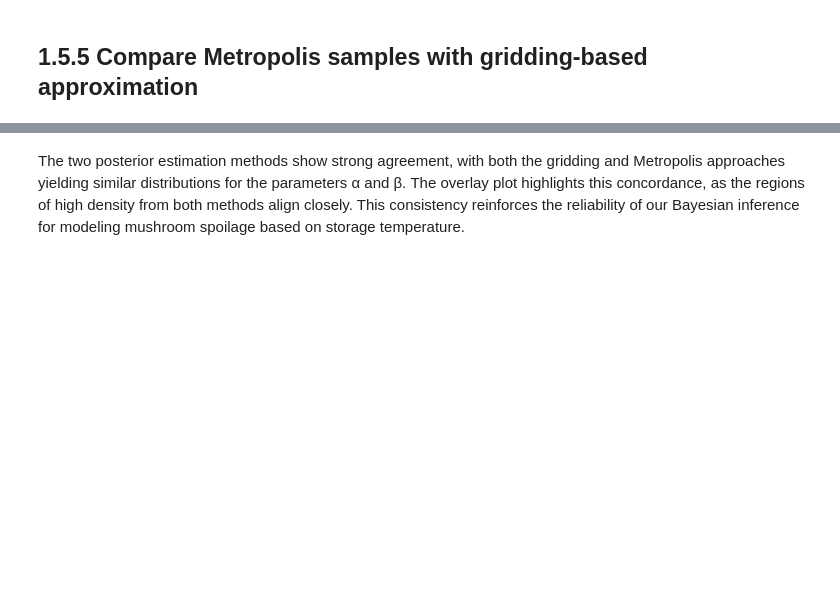
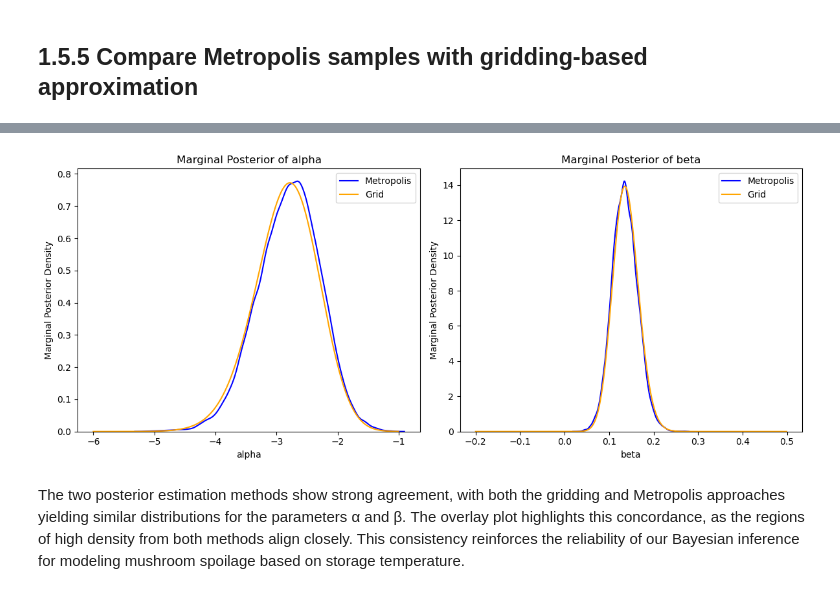
Before and after one commit to FedericoGritti/probabilistic_mushroom_spoilage_model, a Jupyter notebook: carnio_gritti.ipynb, the cells around one changed output, grey strips where cells are left out. Drawn from its saved outputs; the diff is of its cells as text; code cells hidden in the pictures; blank space fills up the shorter version.

```diff
--- a/carnio_gritti.ipynb
+++ b/carnio_gritti.ipynb
@@ -1027,3 +1027,27 @@ show_metropolis_heatmap(traces)
+# %%
+#plot for marginal distributions for the metropolis and grid approach
+plt.figure(figsize=(12, 5))
+plt.subplot(1, 2, 1)
+#we need to reshape the traces to get all samples together
+all_alphas = traces[:, :, 0].reshape(-1)
+sns.kdeplot(all_alphas, label='Metropolis', color='blue')
+plt.plot(alpha_grid_1d, marginal_alpha, label='Grid', color='orange')
+plt.xlabel('alpha')
+plt.ylabel('Marginal Posterior Density')
+plt.title('Marginal Posterior of alpha')
+plt.legend()
+plt.subplot(1, 2, 2)
+all_betas = traces[:, :, 1].reshape(-1)
+sns.kdeplot(all_betas, label='Metropolis', color='blue')
+plt.plot(beta_grid_1d, marginal_beta, label='Grid', color='orange')
+plt.xlabel('beta')
+plt.ylabel('Marginal Posterior Density')
+plt.title('Marginal Posterior of beta')
+plt.legend()
+plt.tight_layout()
+plt.show()
+# %% [output]
+[figure, added]
 # %% [markdown]
 The two posterior estimation methods show strong agreement, with both the gridding and Metropolis approaches yielding similar distributions for the parameters α and β. The overlay plot highlights this concordance, as the regions of high density from both methods align closely. This consistency reinforces the reliability of our Bayesian inference for modeling mushroom spoilage based on storage temperature.
 # %% [markdown]
```
Also changed, not shown: parts of 7 cells of this notebook.
